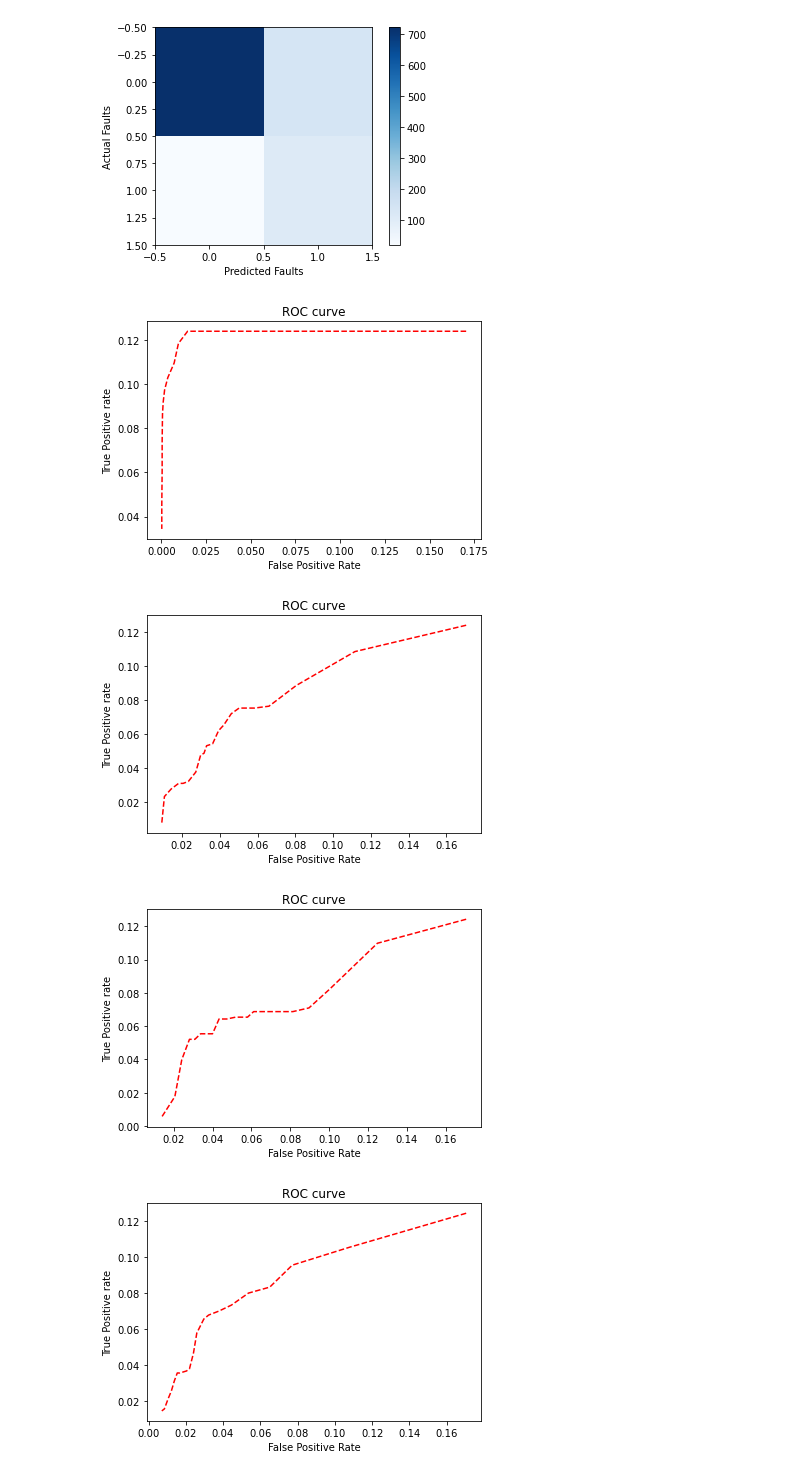
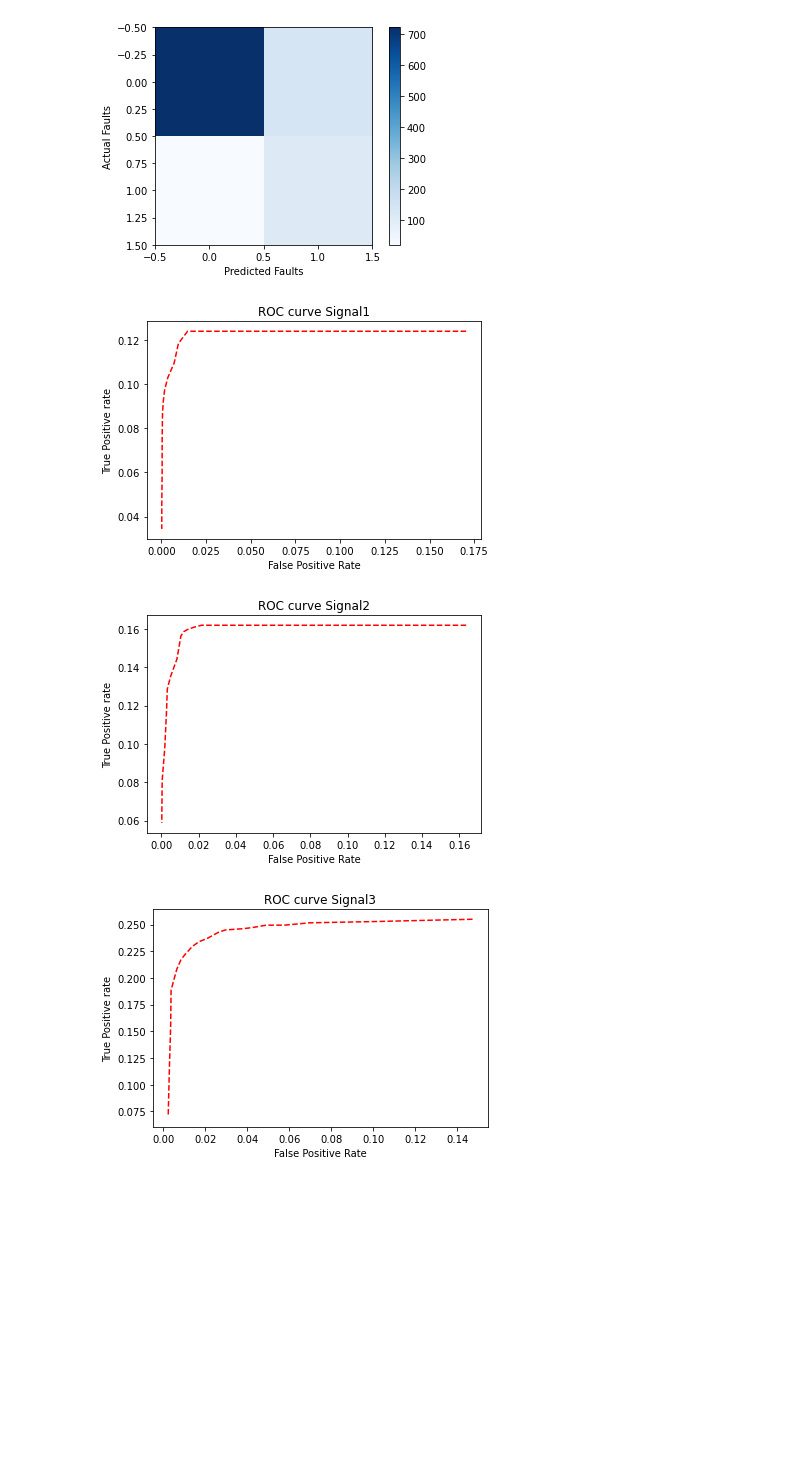
Before and after one commit to edwardquarm/Anomaly-detection-using-machine-learning, a Jupyter notebook: Mean_change_detection.ipynb, the cells around one changed output. Saved outputs shown, nothing was run; the diff lists cells and outputs as text; code cells hidden in the pictures; blank space fills up the shorter version.

```diff
--- a/Mean_change_detection.ipynb
+++ b/Mean_change_detection.ipynb
@@ -131,35 +131,34 @@ plt.show()
 # %%
 # Plot ROC Curve
 
 A = 0
 B = 0
 
 for i in range(0,6):
     totL0 = len(Jump_Dataframe[i]) - np.count_nonzero(Jump_Dataframe[i]) #find number of zeros in Jump
     A += totL0
     totL1 = np.count_nonzero(Jump_Dataframe[i]) #find number of ones in Jump
     B += totL1
 
 C = 0
 D = 0
 
 
 for i in range(0,6):
     Pd = []
     Pfa = []
     for y in np.arange(0,10,0.5):
         decision_mean,_,_ = anomaly_detection(Signal_Dataframe[i], y, 20)
-        Truepositives = np.in1d(np.where(Jump_Dataframe[0] == 1) ,np.where(decision_mean == 1))
-        FalsePositve = np.in1d(np.where(Jump_Dataframe[0] == 0) ,np.where(decision_mean == 1))
+        Truepositives = np.in1d(np.where(Jump_Dataframe[i] == 1) ,np.where(decision_mean == 1))
+        FalsePositve = np.in1d(np.where(Jump_Dataframe[i] == 0) ,np.where(decision_mean == 1))
         Pd.append(np.count_nonzero(Truepositives)/B)
         Pfa.append(np.count_nonzero(FalsePositve)/ A)
     plt.plot(Pfa,Pd,'r--')
-    plt.title('ROC curve')
+    plt.title('ROC curve Signal'+ str(i+1))
     plt.xlabel('False Positive Rate')
     plt.ylabel('True Positive rate')
     plt.show()
 # %% [output]
-[figure, old version]
+[figure, new version]
-[figure, old version]
+[figure, new version]
-[figure, old version]
+[figure, new version]
-[figure, removed]
```
Also changed, not shown: parts of 1 cell of this notebook, 1 other file.
